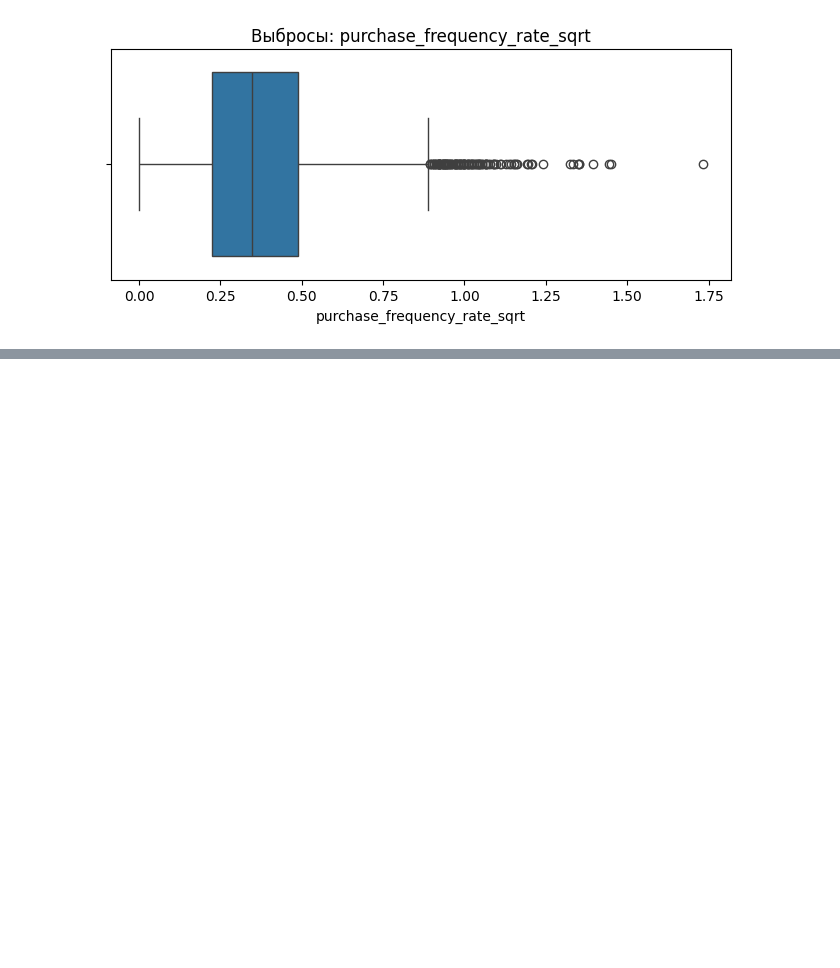
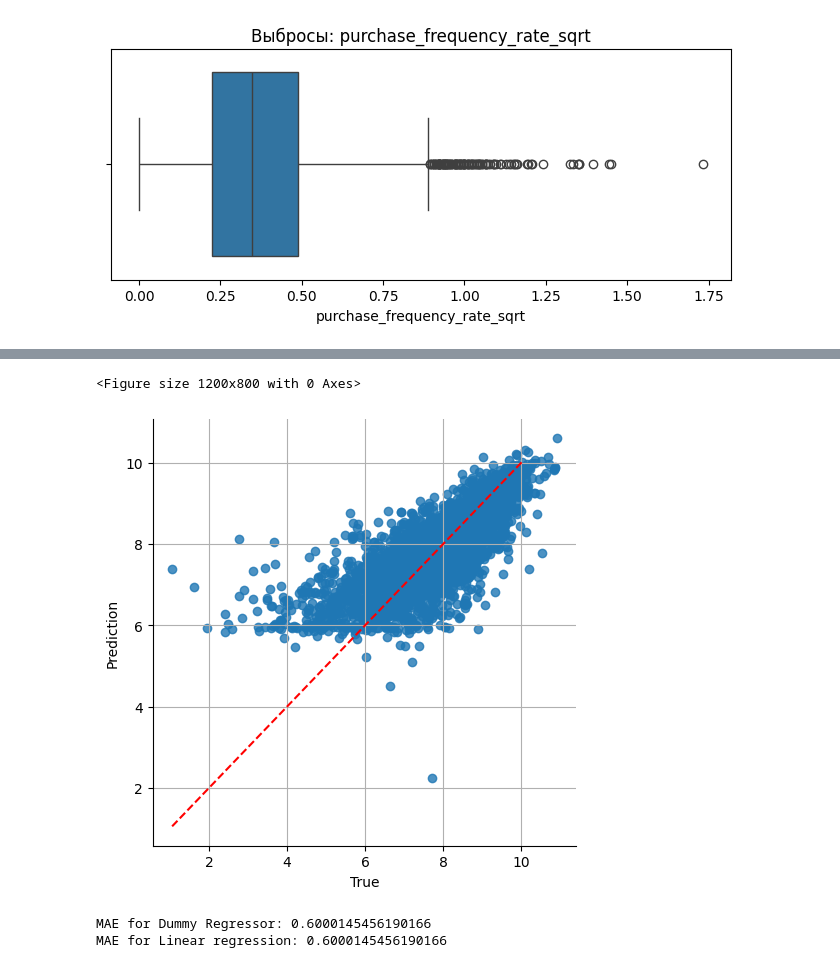
Before and after one commit to arlinrus/vkr, a Jupyter notebook: diplom.ipynb, the cells around one changed output, grey strips where cells are left out. Cells and saved outputs as stored; diff of their text form; code cells hidden in the pictures; blank space fills up the shorter version.

```diff
--- a/diplom.ipynb
+++ b/diplom.ipynb
@@ -632,3 +635,3 @@ X_train, X_test, y_train, y_test = train_test_split(X, y, train_size=0.25, rando
 # %%
-dummy_clf = DummyClassifier(strategy="most_frequent")
+dummy_clf = DummyRegressor(strategy="median")
 dummy_clf.fit(X_train, y_train);
@@ -634,0 +649,4 @@ dummy_clf.fit(X_train, y_train);
+# %%
+lr = LinearRegression()
+lr.fit(X_train, y_train)
+y_preds_lr = lr.predict(X_test)
@@ -634,0 +680,11 @@ dummy_clf.fit(X_train, y_train);
+# %%
+make_graph(y_test, y_preds_lr, title='Linear Regression')
+# %% [output]
+<Figure size 1200x800 with 0 Axes>
+[figure, added]
+# %%
+print(f'MAE for Dummy Regressor: {mean_absolute_error(y_test, y_preds_dummy)}')
+print(f'MAE for Linear regression: {mean_absolute_error(y_test, y_preds_lr)}')
+# %% [output]
+MAE for Dummy Regressor: 0.6000145456190166
+MAE for Linear regression: 0.6000145456190166
```
Also changed, not shown: parts of 19 cells of this notebook.
